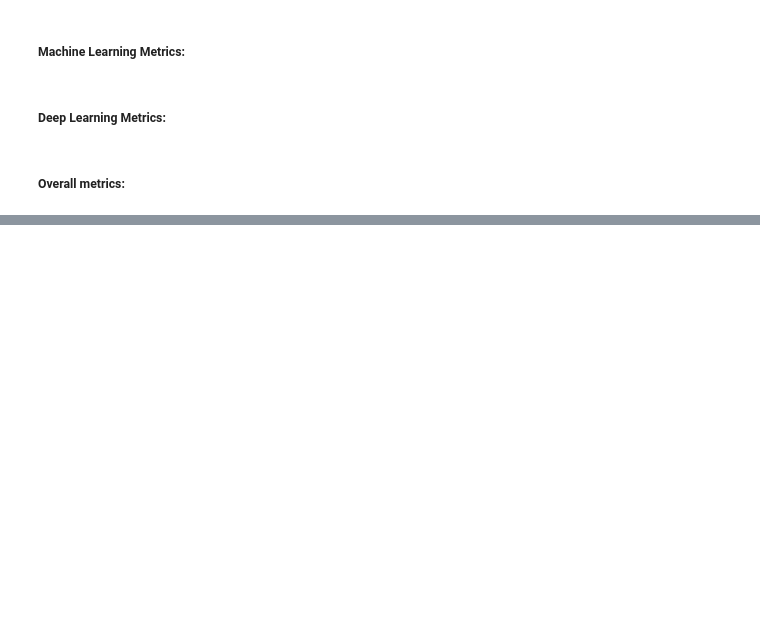
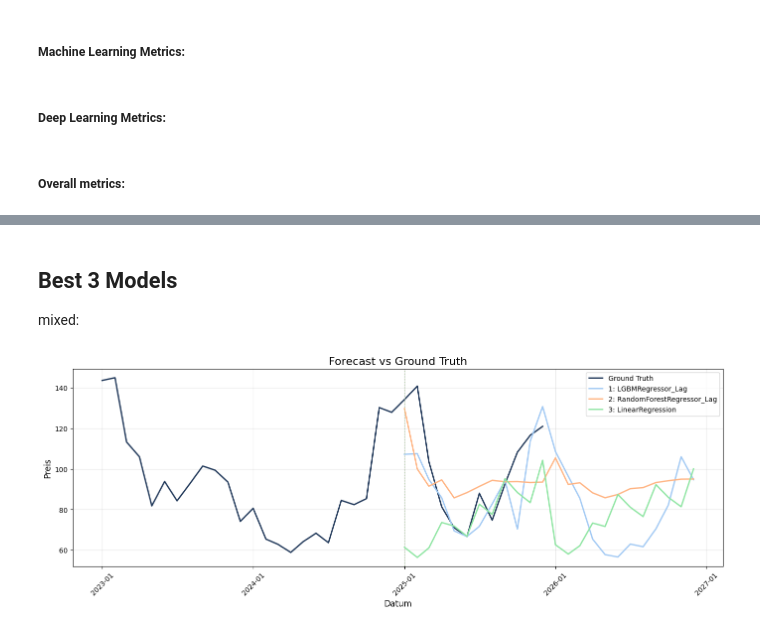
Before and after one commit to L-Schlosser/TIS3_CapstoneProject, a Jupyter notebook: code/capstone.ipynb, the cells around one changed output, grey strips where cells are left out. Drawn from its saved outputs; the diff is of its cells as text; code cells hidden in the pictures; blank space fills up the shorter version.

```diff
--- a/code/capstone.ipynb
+++ b/code/capstone.ipynb
@@ -98,0 +104,7 @@ find_n_best_models(overall_metrics, 3, merged_daily, merged_monthly)
+# %% [markdown]
+## Best 3 Models
+mixed:
+# %%
+plot_forecasts(best_3_all, 'best_3_models_both', frequency=FREQ_MONTHLY)
+# %% [output]
+[figure, added]
```
Also changed, not shown: parts of 21 cells of this notebook, 13 other files.
